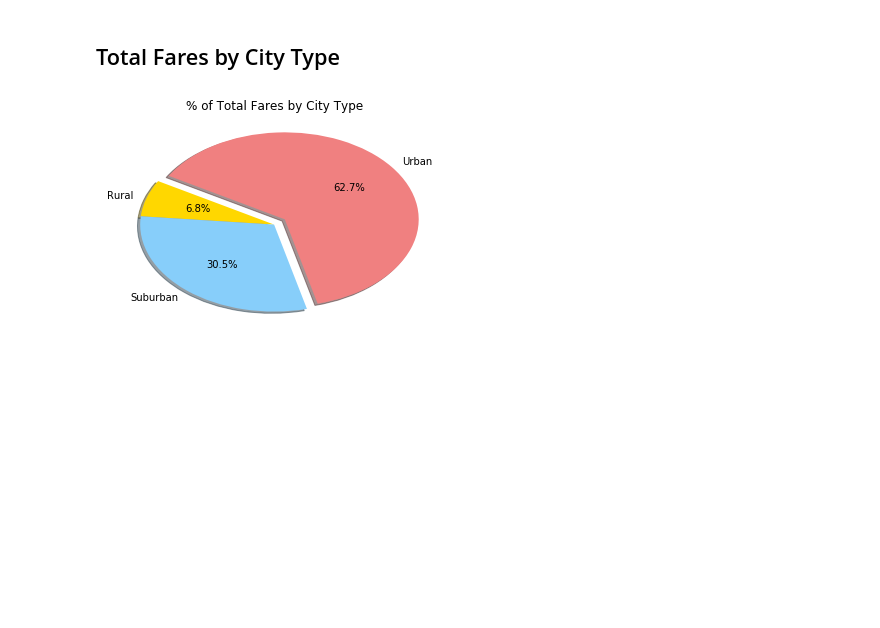
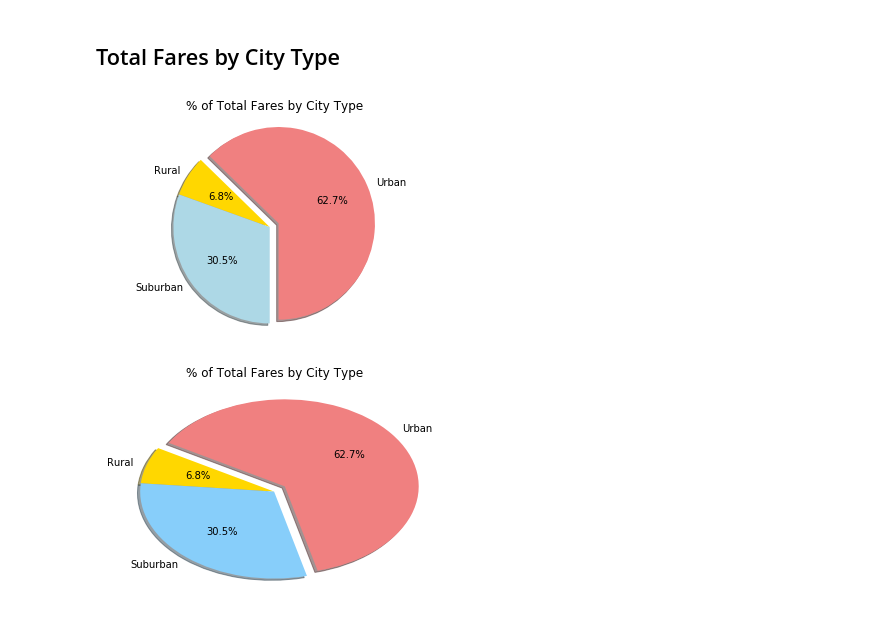
Before and after one commit to rsayler/homework5, a Jupyter notebook: pyber_starter.ipynb, the cells around one changed output. Saved outputs shown, nothing was run; the diff lists cells and outputs as text; code cells hidden in the pictures; blank space fills up the shorter version.

Commit message:
Updated Homework
Updated code and images

```diff
--- a/pyber_starter.ipynb
+++ b/pyber_starter.ipynb
@@ -105,3 +92,20 @@ plt.show()
+# %%
+# Calculate Type Percents
+
+# Build Pie Chart
+city_types = ["Urban", "Rural", "Suburban"]
+city_percentages = [62.7, 6.8, 30.5]
+colors = ["lightcoral", "gold", "lightblue"]
+explode = (0.1,0,0)
+plt.title("% of Total Fares by City Type")
+plt.pie(city_percentages, explode=explode, labels=city_types, colors = ["lightcoral", "gold", "lightblue"], autopct="%1.1f%%", shadow=True, startangle=270)
+
+plt.axis("equal")
+
+# Save Figure
+plt.savefig("../Images/Fares_by_city")
+# %% [output]
+[figure, added]
 # %%
 # Show Figure
 plt.show()
```
Also changed, not shown: parts of 8 cells of this notebook, 3 other files.
